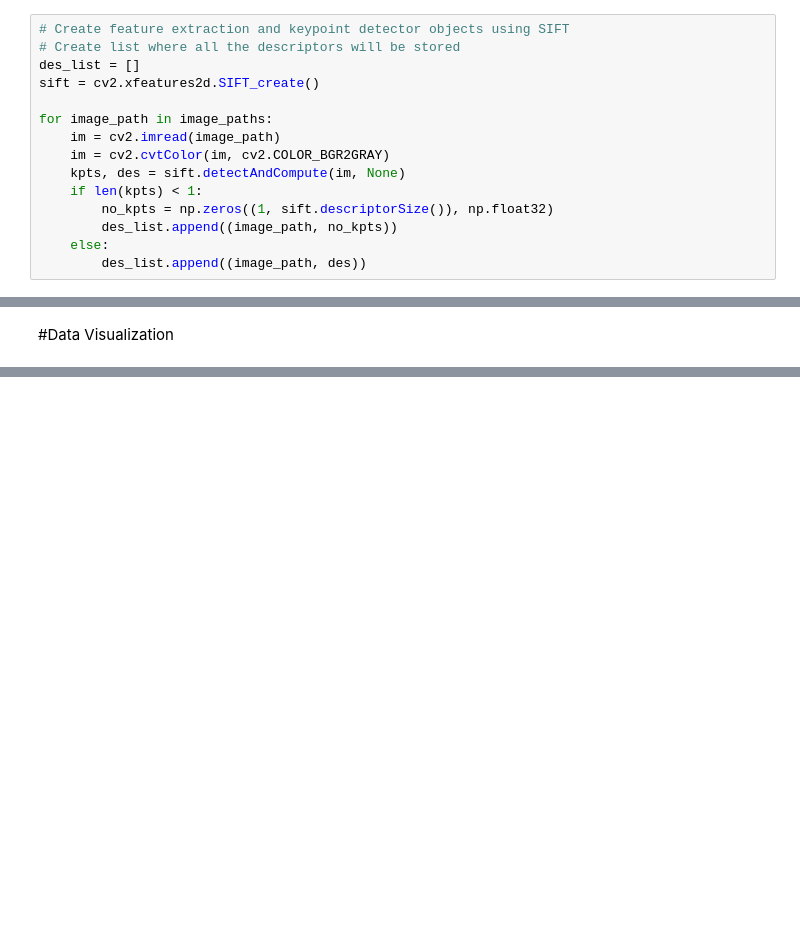
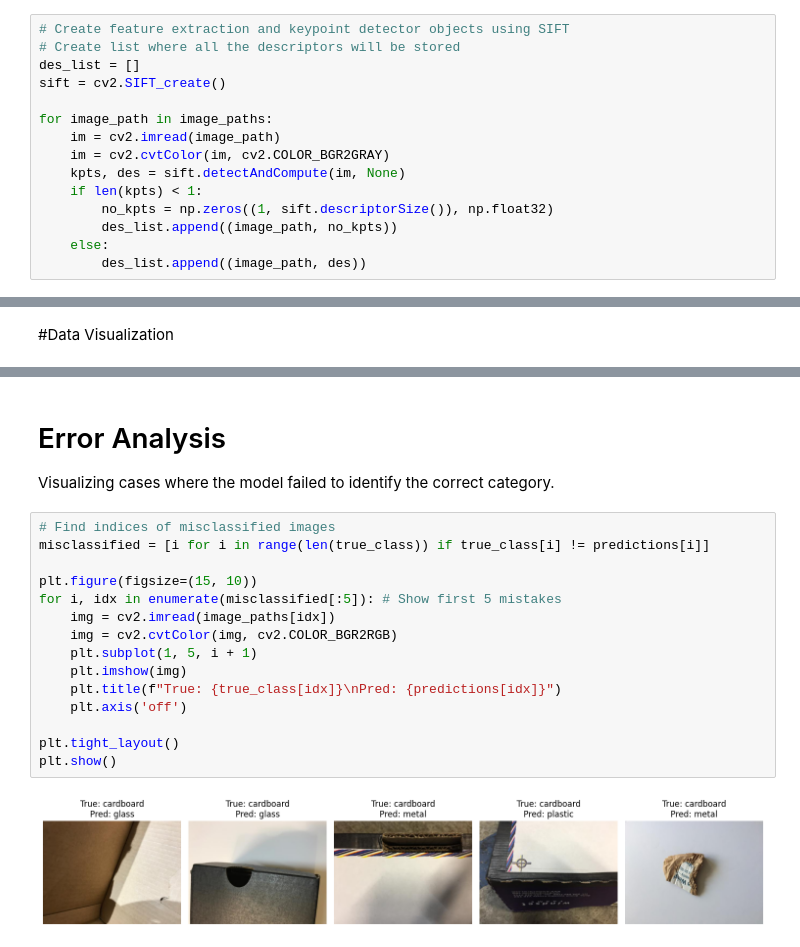
Before and after one commit to racheladita/Waste-Classifier, a Jupyter notebook: Waste_Classifier.ipynb, the cells around one changed output, grey strips where cells are left out. Cells and saved outputs as stored; diff of their text form; blank space fills up the shorter version.

```diff
--- a/Waste_Classifier.ipynb
+++ b/Waste_Classifier.ipynb
@@ -255,7 +291,7 @@ Feature Extraction using Scale Invariant Feature Transform (SIFT) Algorithm
 # Create feature extraction and keypoint detector objects using SIFT
 # Create list where all the descriptors will be stored
 des_list = []
-sift = cv2.xfeatures2d.SIFT_create()
+sift = cv2.SIFT_create()
 
 for image_path in image_paths:
     im = cv2.imread(image_path)
@@ -338,0 +375,20 @@ sns.heatmap(df_cm, annot = True, fmt = "d", cmap = "YlGnBu")
+# %% [markdown]
+# Error Analysis
+Visualizing cases where the model failed to identify the correct category.
+# %%
+# Find indices of misclassified images
+misclassified = [i for i in range(len(true_class)) if true_class[i] != predictions[i]]
+
+plt.figure(figsize=(15, 10))
+for i, idx in enumerate(misclassified[:5]): # Show first 5 mistakes
+    img = cv2.imread(image_paths[idx])
+    img = cv2.cvtColor(img, cv2.COLOR_BGR2RGB)
+    plt.subplot(1, 5, i + 1)
+    plt.imshow(img)
+    plt.title(f"True: {true_class[idx]}\nPred: {predictions[idx]}")
+    plt.axis('off')
+
+plt.tight_layout()
+plt.show()
+# %% [output]
+[figure, added]
```
Also changed, not shown: parts of 13 cells of this notebook, 1 other file.
